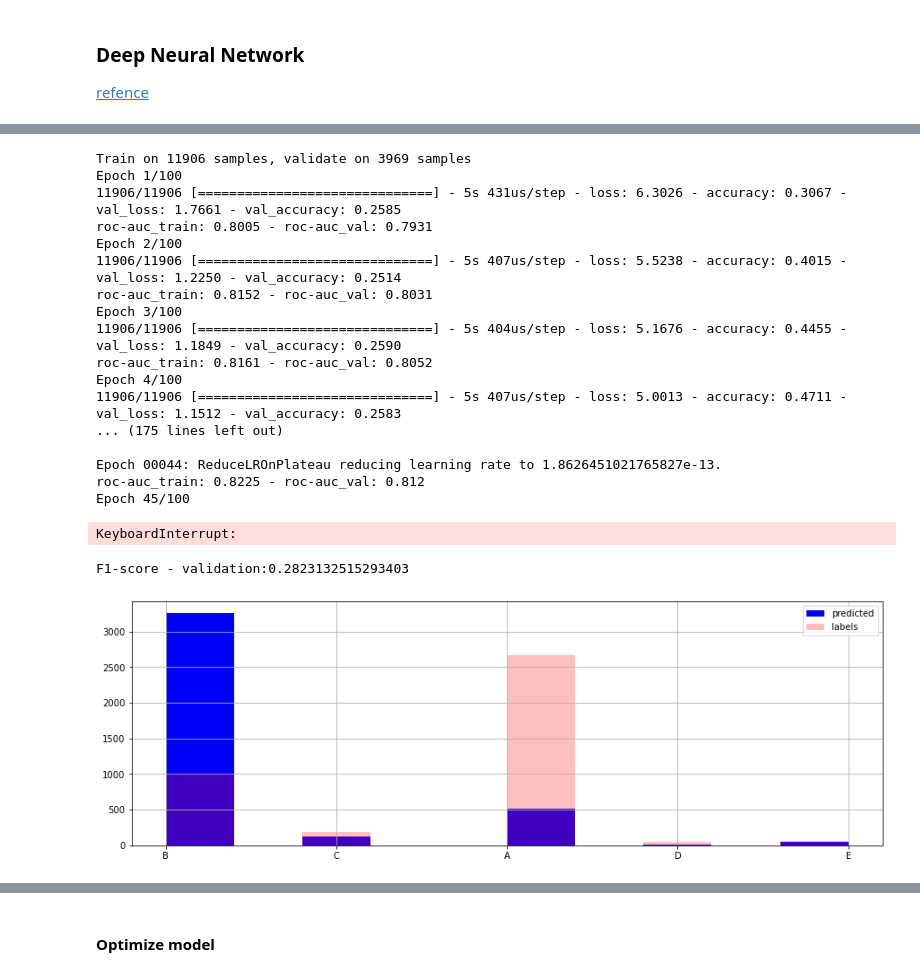
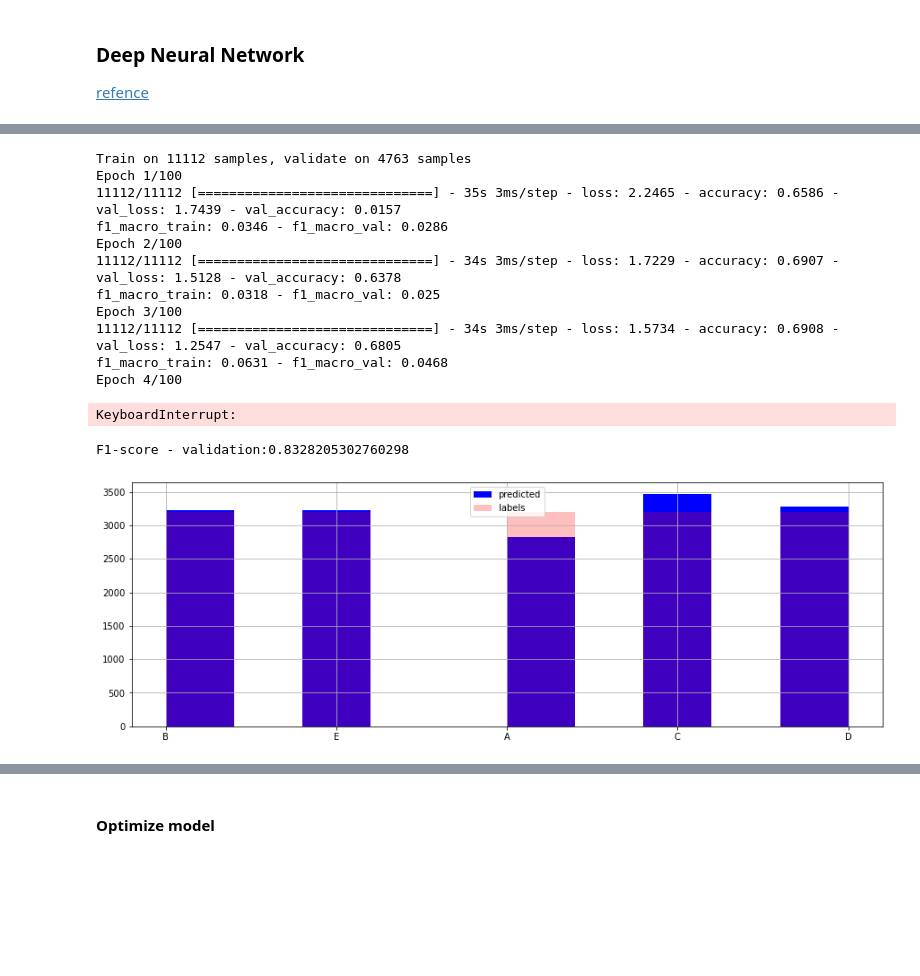
Before and after one commit to CheloGE/CARINO-wildfire_size_prediction, a Jupyter notebook: Wildfire_size_prediction.ipynb, the cells around one changed output, grey strips where cells are left out. Saved outputs shown, nothing was run; the diff lists cells and outputs as text; code cells hidden in the pictures; blank space fills up the shorter version.

Commit message:
score 37.577

```diff
--- a/Wildfire_size_prediction.ipynb
+++ b/Wildfire_size_prediction.ipynb
@@ -50,8 +51,10 @@ Using TensorFlow backend.
 In this section, we will visualize and analyze our dataset. Also any possible clean-up required will be performed.
 # %%
 # Loading the dataset
-train = pd.read_csv('train_fuel2.csv')
-test = pd.read_csv('test_fuel2.csv')
+#train = pd.read_csv('train_fuel2.csv')
+#test = pd.read_csv('test_fuel2.csv')
+train = pd.read_csv('train_fuel_plus_true_cause.csv')
+test = pd.read_csv('test_fuel_plus_true_cause.csv')
 # %%
 train.dtypes
 # %% [output]
@@ -706,24 +709,25 @@ plt.show()
 ### Deep Neural Network
 [refence](https://machinelearningmastery.com/cost-sensitive-neural-network-for-imbalanced-classification/)
 # %%
-from keras.layers import Dense, Dropout, BatchNormalization, Conv1D, Flatten, Input
+from keras.layers import Dense, Dropout, BatchNormalization, Conv1D, Flatten, InputLayer, GlobalAveragePooling1D
 from keras.models import Sequential
 from keras.optimizers import Adam
+
 
 # define the neural network model
 def define_NN_model(n_input):
     ## Hyperparameters
-    lr = 1e-4
-    dropout_prob = 0.5
+    lr = 1e-3
+    dropout_prob = 0.1
 
     # define model
-
     model = Sequential(name='Wildfire model')
-    model.add(Conv1D(filters=48, kernel_size=5, padding='same', activation='relu',
-                         input_shape=(n_input, 1)))
-    model.add(Flatten)
-    model.add(Dense(10000, activation='relu', kernel_initializer='he_uniform'))
-    model.add(Dropout(dropout_prob))
+    model.add(InputLayer(input_shape=(n_input,1)))
+    model.add(Conv1D(filters=10000, kernel_size=10, padding='same', activation='relu'))
+    model.add(BatchNormalization())
+    model.add(GlobalAveragePooling1D())
+    #model.add(Flatten())
+    model.add(Dense(100, activation='relu', kernel_initializer='he_uniform'))
     model.add(BatchNormalization())
     model.add(Dense(5, activation='softmax'))
 
@@ -759,13 +782,18 @@ lr_reduce = ReduceLROnPlateau(monitor='loss', factor=0.5, patience=0, verbose=2,
 roc = RocCallback(training_data=(pca_train_split_X, y_train_ohe),
                   validation_data=(pca_validation_split_X, y_validation_ohe))
 
-callbacks_list = [lr_reduce, early, roc]
+f1_macro=F1Callback(training_data=(pca_train_split_X, y_train_ohe),
+                  validation_data=(pca_validation_split_X, y_validation_ohe))
+
+callbacks_list = [lr_reduce, early, f1_macro]
 
 
 
 ## Run model {A, B, C, E, D}
 #weights = {0:1, 1:2.7, 2:14.5, 3:43.5, 4:50}
-weights = {0:1, 1:4.7, 2:14, 3:43, 4:50}
+#weights = {0:1, 1:4.7, 2:14, 3:43, 4:50}
+weights = {3: 13, 4: 8.95240404040404, 2: 3, 1: 2, 0: 1}
+#weights = {0:2, 1:2, 2:1, 3:1, 4:1}
 """
 model.fit(train_X[:], y_train_ohe,
           validation_data=(validation_X[:], y_validation_ohe),
@@ -773,26 +801,20 @@ model.fit(train_X[:], y_train_ohe,
          callbacks=callbacks_list)
 """
 
-model.fit(pca_train_split_X, y_train_ohe,
-          validation_data=(pca_validation_split_X, y_validation_ohe),
+model.fit(pca_train_split_X.reshape(-1,8,1), y_train_ohe,
+          validation_data=(pca_validation_split_X.reshape(-1,8,1), y_validation_ohe),
           epochs=100, verbose=1, class_weight=weights,
-         callbacks=callbacks_list)
+         callbacks=callbacks_list, batch_size=128)
 # %% [output]
-Train on 11906 samples, validate on 3969 samples
+Train on 11112 samples, validate on 4763 samples
 Epoch 1/100
-11906/11906 [==============================] - 5s 431us/step - loss: 6.3026 - accuracy: 0.3067 - val_loss: 1.7661 - val_accuracy: 0.2585
-roc-auc_train: 0.8005 - roc-auc_val: 0.7931
+11112/11112 [==============================] - 35s 3ms/step - loss: 2.2465 - accuracy: 0.6586 - val_loss: 1.7439 - val_accuracy: 0.0157
+f1_macro_train: 0.0346 - f1_macro_val: 0.0286
 Epoch 2/100
-11906/11906 [==============================] - 5s 407us/step - loss: 5.5238 - accuracy: 0.4015 - val_loss: 1.2250 - val_accuracy: 0.2514
-roc-auc_train: 0.8152 - roc-auc_val: 0.8031
+11112/11112 [==============================] - 34s 3ms/step - loss: 1.7229 - accuracy: 0.6907 - val_loss: 1.5128 - val_accuracy: 0.6378
+f1_macro_train: 0.0318 - f1_macro_val: 0.025
 Epoch 3/100
-11906/11906 [==============================] - 5s 404us/step - loss: 5.1676 - accuracy: 0.4455 - val_loss: 1.1849 - val_accuracy: 0.2590
-roc-auc_train: 0.8161 - roc-auc_val: 0.8052
+11112/11112 [==============================] - 34s 3ms/step - loss: 1.5734 - accuracy: 0.6908 - val_loss: 1.2547 - val_accuracy: 0.6805
+f1_macro_train: 0.0631 - f1_macro_val: 0.0468
 Epoch 4/100
-11906/11906 [==============================] - 5s 407us/step - loss: 5.0013 - accuracy: 0.4711 - val_loss: 1.1512 - val_accuracy: 0.2583
-... (175 lines left out)
-
-Epoch 00044: ReduceLROnPlateau reducing learning rate to 1.8626451021765827e-13.
-roc-auc_train: 0.8225 - roc-auc_val: 0.812
-Epoch 45/100
 KeyboardInterrupt:
@@ -808,22 +821,22 @@ y_valid_pred['size_class'].value_counts()
 # %%
 y_valid_pred = pd.DataFrame()
 y_valid_pred['labels'] = validation_y.values.ravel()
-y_valid_pred['size_class'] = oneHotEnc_to_classes(model.predict(pca_validation_split_X[:]),
+y_valid_pred['size_class'] = oneHotEnc_to_classes(model.predict(pca_validation_split_X.reshape(-1,8,1)),
                                                   y_validation_ohe.columns)
 
 
 fig = plt.figure(figsize=(15,5))
 ax = fig.add_subplot(111)
 #y_valid_pred['size_class'] = model.predict(pca_train_X)
 y_valid_pred['size_class'].hist(ax=ax, color='b')
 y_valid_pred['labels'].hist(ax=ax, alpha = 0.25,  color= 'r')
 ax.legend(['predicted', 'labels'])
 
 f1_score = fbeta_score(y_valid_pred['labels'], y_valid_pred['size_class'], beta = 1, average='macro')
 print(f"F1-score - validation:{f1_score}")
 # %% [output]
-F1-score - validation:0.2823132515293403
+F1-score - validation:0.8328205302760298
-[figure, old version]
+[figure, new version]
 # %%
 from sklearn.metrics import confusion_matrix
 import seaborn as sns
```
Also changed, not shown: parts of 21 cells of this notebook, 8 other files.
